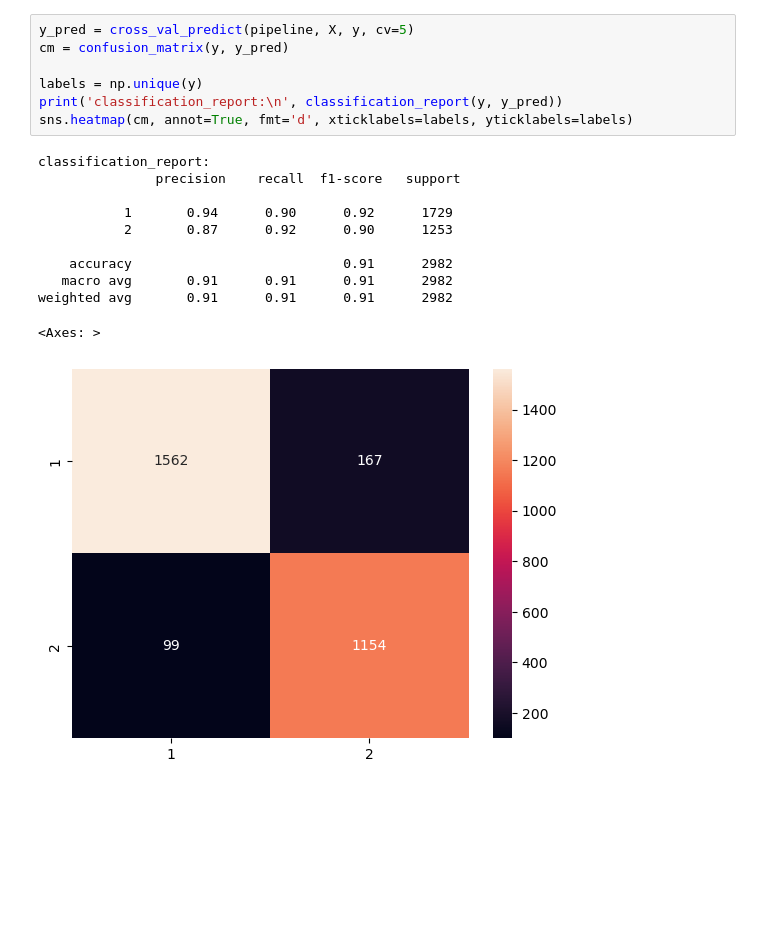
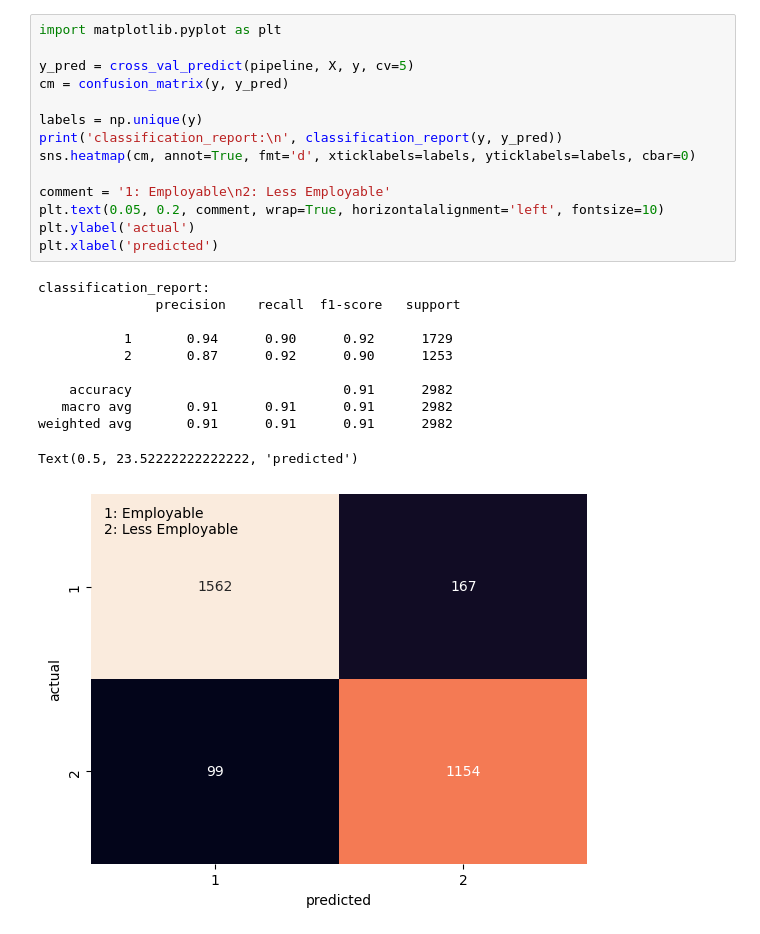
Before and after one commit to padrigon-lynbert/ph_students_employability, a Jupyter notebook: ph_students.ipynb, the cells around one changed output. Drawn from its saved outputs; the diff is of its cells as text; blank space fills up the shorter version.

```diff
--- a/ph_students.ipynb
+++ b/ph_students.ipynb
@@ -38,21 +37,28 @@ Mean precision: 0.9070247746441696
 Mean recall: 0.912195701937162
 Mean F1-score: 0.909092484612976
 # %%
+import matplotlib.pyplot as plt
+
 y_pred = cross_val_predict(pipeline, X, y, cv=5)
 cm = confusion_matrix(y, y_pred)
 
 labels = np.unique(y)
 print('classification_report:\n', classification_report(y, y_pred))
-sns.heatmap(cm, annot=True, fmt='d', xticklabels=labels, yticklabels=labels)
+sns.heatmap(cm, annot=True, fmt='d', xticklabels=labels, yticklabels=labels, cbar=0)
+
+comment = '1: Employable\n2: Less Employable'
+plt.text(0.05, 0.2, comment, wrap=True, horizontalalignment='left', fontsize=10)
+plt.ylabel('actual')
+plt.xlabel('predicted')
 # %% [output]
 classification_report:
                precision    recall  f1-score   support
 
            1       0.94      0.90      0.92      1729
            2       0.87      0.92      0.90      1253
 
     accuracy                           0.91      2982
    macro avg       0.91      0.91      0.91      2982
 weighted avg       0.91      0.91      0.91      2982
-<Axes: >
+Text(0.5, 23.52222222222222, 'predicted')
-[figure, old version]
+[figure, new version]
```
Also changed, not shown: parts of 3 cells of this notebook.
